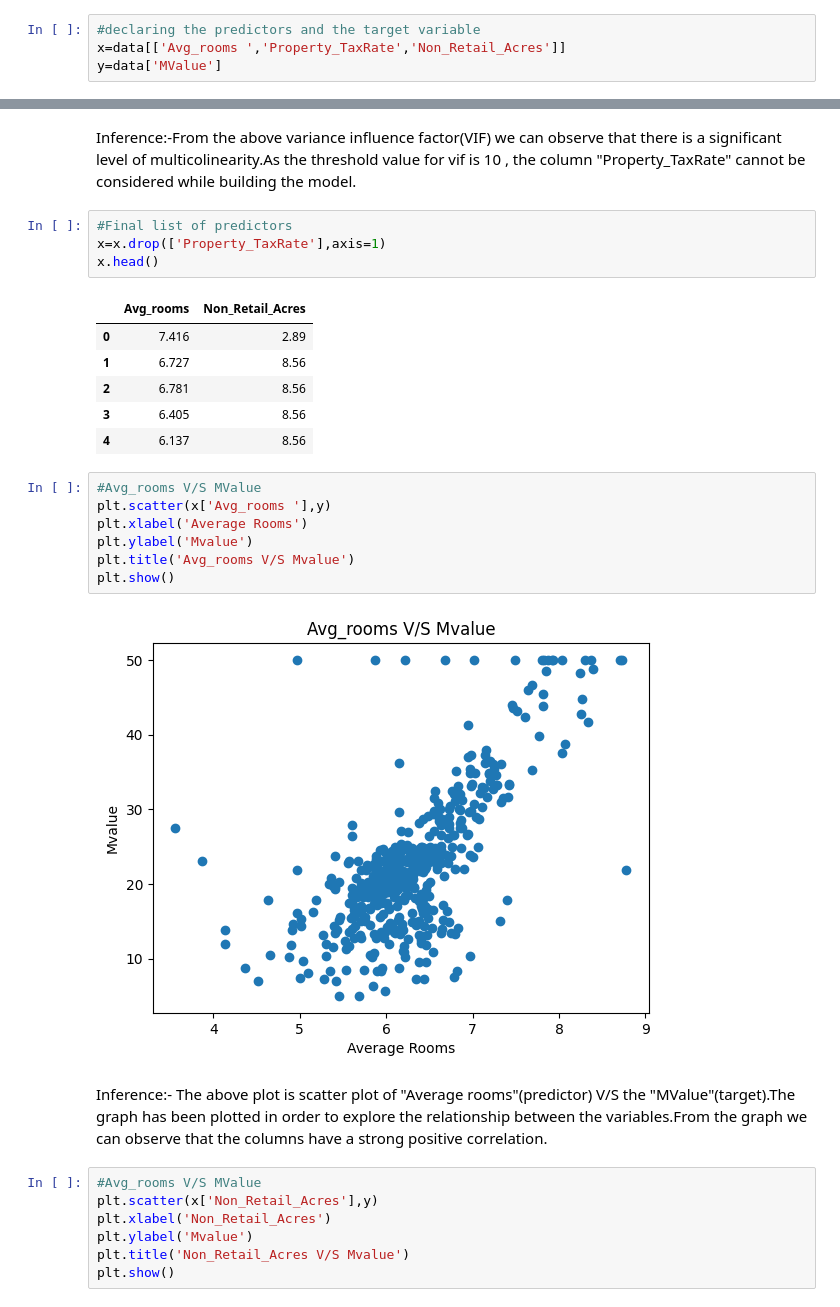
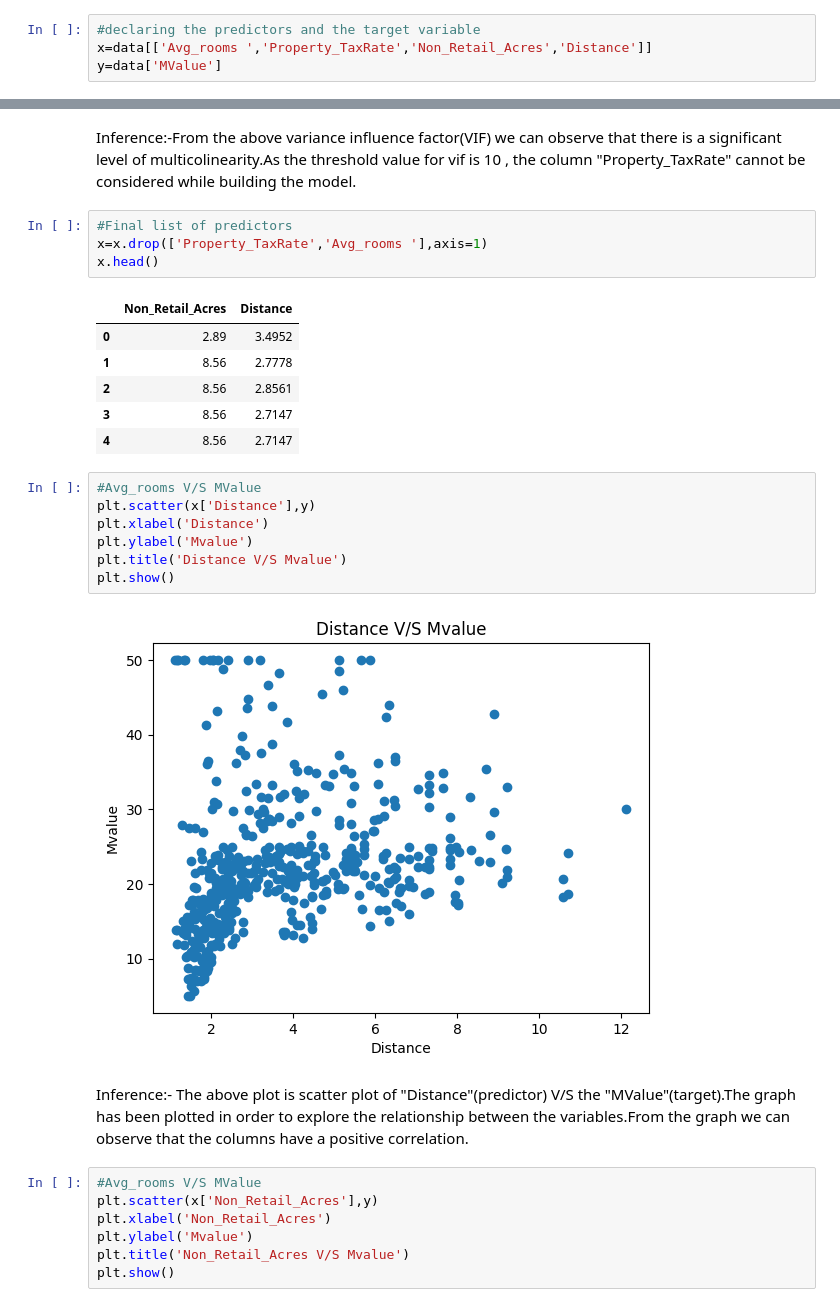
Before and after one commit to KiranVarghese25/AML_lab, a Jupyter notebook: AML_Lab2.ipynb, the cells around one changed output, grey strips where cells are left out. Cells and saved outputs as stored; diff of their text form.

```diff
--- a/AML_Lab2.ipynb
+++ b/AML_Lab2.ipynb
@@ -26,7 +26,7 @@ data.head()
 | 4 | 0.21161 | 0.0 | 8.56 | 0 | 0.520 | 6.137 | 87.4 | 2.7147 | ... |
 # %%
 #declaring the predictors and the target variable
-x=data[['Avg_rooms ','Property_TaxRate','Non_Retail_Acres']]
+x=data[['Avg_rooms ','Property_TaxRate','Non_Retail_Acres','Distance']]
 y=data['MValue']
 # %%
 #Calculating the VIF
@@ -44,26 +45,26 @@ dtype: float64
 Inference:-From the above variance influence factor(VIF) we can observe that there is a significant level of multicolinearity.As the threshold value for vif is 10 , the column "Property_TaxRate" cannot be considered while building the model.
 # %%
 #Final list of predictors
-x=x.drop(['Property_TaxRate'],axis=1)
+x=x.drop(['Property_TaxRate','Avg_rooms '],axis=1)
 x.head()
 # %% [output]
-|  | Avg_rooms | Non_Retail_Acres |
-| 0 | 7.416 | 2.89 |
-| 1 | 6.727 | 8.56 |
-| 2 | 6.781 | 8.56 |
-| 3 | 6.405 | 8.56 |
-| 4 | 6.137 | 8.56 |
+|  | Non_Retail_Acres | Distance |
+| 0 | 2.89 | 3.4952 |
+| 1 | 8.56 | 2.7778 |
+| 2 | 8.56 | 2.8561 |
+| 3 | 8.56 | 2.7147 |
+| 4 | 8.56 | 2.7147 |
 # %%
 #Avg_rooms V/S MValue
-plt.scatter(x['Avg_rooms '],y)
-plt.xlabel('Average Rooms')
+plt.scatter(x['Distance'],y)
+plt.xlabel('Distance')
 plt.ylabel('Mvalue')
-plt.title('Avg_rooms V/S Mvalue')
+plt.title('Distance V/S Mvalue')
 plt.show()
 # %% [output]
-[figure, old version]
+[figure, new version]
 # %% [markdown]
-Inference:- The above plot is scatter plot of "Average rooms"(predictor) V/S the "MValue"(target).The graph has been plotted in order to explore the relationship between the variables.From the graph we can observe that the columns have a strong positive correlation.
+Inference:- The above plot is scatter plot of "Distance"(predictor) V/S the "MValue"(target).The graph has been plotted in order to explore the relationship between the variables.From the graph we can observe that the columns have a positive correlation.
 # %%
 #Avg_rooms V/S MValue
 plt.scatter(x['Non_Retail_Acres'],y)
```
Also changed, not shown: parts of 11 cells of this notebook.
